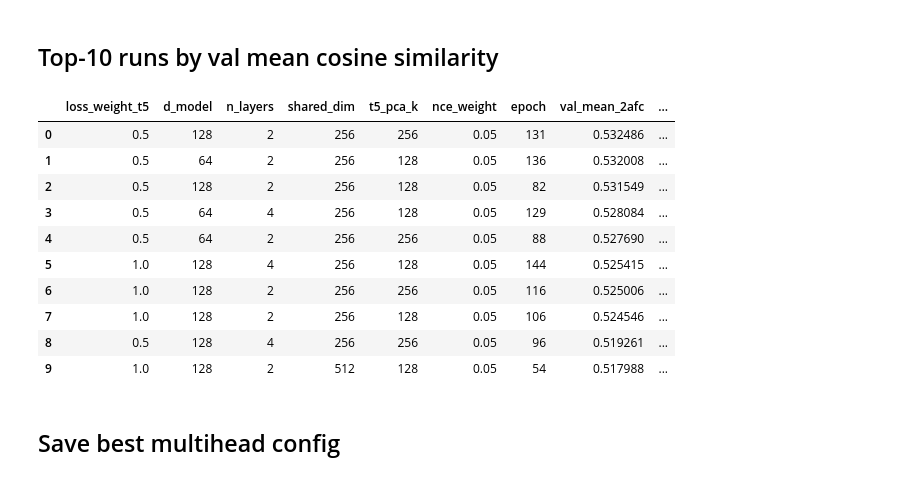
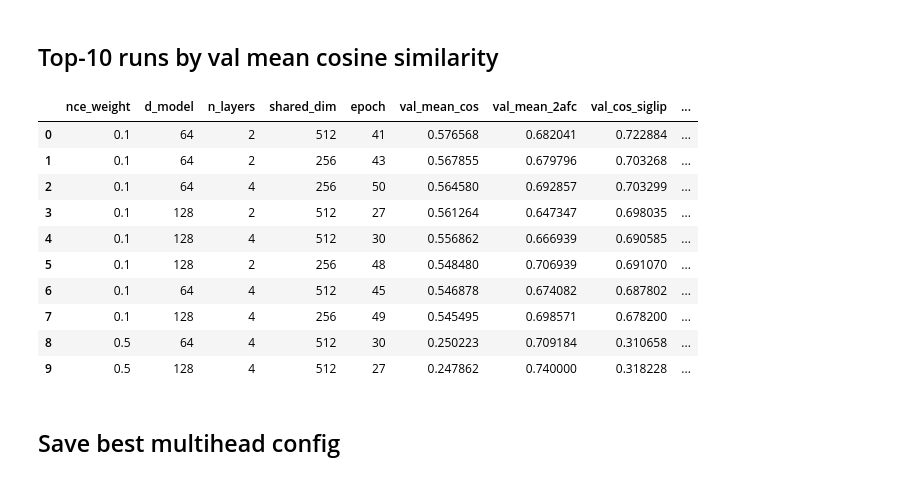
Before and after one commit to YAOJaredz/NeurObjectGen, a Jupyter notebook: notebooks/sweep_multihead.ipynb, the cells around one changed output. Cells and saved outputs as stored; diff of their text form; code cells hidden in the pictures.

```diff
--- a/notebooks/sweep_multihead.ipynb
+++ b/notebooks/sweep_multihead.ipynb
@@ -156,29 +160,28 @@ metrics_ab = [
     ('val_2afc_clip',   'CLIP 2-AFC'),
     ('val_cos_siglip',  'SigLIP cos'),
     ('val_cos_clip',    'CLIP cos'),
-    ('val_cos_t5',      'T5 cos'),
 ]
 metrics_ab = [(m, l) for m, l in metrics_ab if m in df.columns]
-wt5_labels = sorted(df['loss_weight_t5'].unique())
-x = np.arange(len(wt5_labels))
-width = 0.15
+nw_labels = sorted(df['nce_weight'].unique())
+x = np.arange(len(nw_labels))
+width = 0.18
 
 fig, ax = plt.subplots(figsize=(9, 4.5))
 offsets = np.linspace(-(len(metrics_ab)-1)/2, (len(metrics_ab)-1)/2, len(metrics_ab)) * width
 
 for off, (metric, label) in zip(offsets, metrics_ab):
-    means = [df[df['loss_weight_t5'] == w][metric].mean() for w in wt5_labels]
-    sems  = [df[df['loss_weight_t5'] == w][metric].sem()  for w in wt5_labels]
+    means = [df[df['nce_weight'] == w][metric].mean() for w in nw_labels]
+    sems  = [df[df['nce_weight'] == w][metric].sem()  for w in nw_labels]
     bars  = ax.bar(x + off, means, width, yerr=sems, capsize=3, label=label, alpha=0.85)
     for bar, v in zip(bars, means):
         ax.text(bar.get_x() + bar.get_width()/2, v + 0.005,
                 f'{v:.3f}', ha='center', va='bottom', fontsize=6, rotation=90)
 
 ax.set_xticks(x)
-ax.set_xticklabels([f'wt5={v}' for v in wt5_labels])
+ax.set_xticklabels([f'nw={v}' for v in nw_labels])
 ax.set_ylabel('Score')
-ax.set_title('Effect of T5 loss weight  (mean ± SEM across other hyperparams)')
-ax.legend(fontsize=8, ncol=3)
+ax.set_title('Effect of nce_weight  (mean ± SEM across other hyperparams)')
+ax.legend(fontsize=8, ncol=2)
 ax.axhline(0.5, color='grey', lw=1, ls='--', alpha=0.5)
 plt.tight_layout()
 plt.show()
@@ -196,20 +199,20 @@ if has_test:
     for ax, (vcol, tcol, title) in zip(axes, pairs):
         sub = df.dropna(subset=[vcol, tcol])
         sc = ax.scatter(sub[vcol], sub[tcol],
-                        c=sub["loss_weight_t5"], cmap="Set1",
-                        vmin=sub["loss_weight_t5"].min(),
-                        vmax=sub["loss_weight_t5"].max(),
+                        c=sub['nce_weight'], cmap='viridis',
+                        vmin=sub['nce_weight'].min(),
+                        vmax=sub['nce_weight'].max(),
                         s=50, alpha=0.8)
         lim = [min(sub[vcol].min(), sub[tcol].min()) - 0.02,
                max(sub[vcol].max(), sub[tcol].max()) + 0.02]
-        ax.plot(lim, lim, "k--", lw=1, alpha=0.4)
-        ax.set_xlabel(f"Val {title}")
-        ax.set_ylabel(f"Test {title}")
+        ax.plot(lim, lim, 'k--', lw=1, alpha=0.4)
+        ax.set_xlabel(f'Val {title}')
+        ax.set_ylabel(f'Test {title}')
         ax.set_title(title)
-        plt.colorbar(sc, ax=ax, label="wt5")
-    fig.suptitle("Val vs Test generalisation  (color = loss_weight_t5)", fontweight="bold")
+        plt.colorbar(sc, ax=ax, label='nce_weight')
+    fig.suptitle('Val vs Test generalisation  (color = nce_weight)', fontweight='bold')
     plt.tight_layout()
     plt.show()
 else:
-    print("Test metrics not yet available — rerun once all jobs complete.")
+    print('Test metrics not yet available — rerun once all jobs complete.')
 # %% [output]
@@ -218,25 +221,26 @@ else:
 ## Top-10 runs by val mean cosine similarity
 # %%
 top_cols = [c for c in
-    ['loss_weight_t5', 'd_model', 'n_layers', 'shared_dim', 't5_pca_k', 'nce_weight',
-     'epoch', 'val_mean_2afc', 'val_2afc_siglip', 'val_2afc_clip', 'val_cos_t5',
+    ['nce_weight', 'd_model', 'n_layers', 'shared_dim',
+     'epoch', 'val_mean_cos', 'val_mean_2afc',
      'val_cos_siglip', 'val_cos_clip',
+     'val_2afc_siglip', 'val_2afc_clip',
      'test_cos_siglip', 'test_cos_clip',
      'test_2afc_siglip', 'test_2afc_clip', 'path']
     if c in df.columns]
-display(df.sort_values('val_mean_2afc', ascending=False)[top_cols].head(10).reset_index(drop=True))
+display(df.sort_values('val_mean_cos', ascending=False)[top_cols].head(10).reset_index(drop=True))
 # %% [output]
-|  | loss_weight_t5 | d_model | n_layers | shared_dim | t5_pca_k | nce_weight | epoch | val_mean_2afc | ... |
-| 0 | 0.5 | 128 | 2 | 256 | 256 | 0.05 | 131 | 0.532486 | ... |
-| 1 | 0.5 | 64 | 2 | 256 | 128 | 0.05 | 136 | 0.532008 | ... |
-| 2 | 0.5 | 128 | 2 | 256 | 128 | 0.05 | 82 | 0.531549 | ... |
-| 3 | 0.5 | 64 | 4 | 256 | 128 | 0.05 | 129 | 0.528084 | ... |
-| 4 | 0.5 | 64 | 2 | 256 | 256 | 0.05 | 88 | 0.527690 | ... |
-| 5 | 1.0 | 128 | 4 | 256 | 128 | 0.05 | 144 | 0.525415 | ... |
-| 6 | 1.0 | 128 | 2 | 256 | 256 | 0.05 | 116 | 0.525006 | ... |
-| 7 | 1.0 | 128 | 2 | 256 | 128 | 0.05 | 106 | 0.524546 | ... |
-| 8 | 0.5 | 128 | 4 | 256 | 256 | 0.05 | 96 | 0.519261 | ... |
-| 9 | 1.0 | 128 | 2 | 512 | 128 | 0.05 | 54 | 0.517988 | ... |
+|  | nce_weight | d_model | n_layers | shared_dim | epoch | val_mean_cos | val_mean_2afc | val_cos_siglip | ... |
+| 0 | 0.1 | 64 | 2 | 512 | 41 | 0.576568 | 0.682041 | 0.722884 | ... |
+| 1 | 0.1 | 64 | 2 | 256 | 43 | 0.567855 | 0.679796 | 0.703268 | ... |
+| 2 | 0.1 | 64 | 4 | 256 | 50 | 0.564580 | 0.692857 | 0.703299 | ... |
+| 3 | 0.1 | 128 | 2 | 512 | 27 | 0.561264 | 0.647347 | 0.698035 | ... |
+| 4 | 0.1 | 128 | 4 | 512 | 30 | 0.556862 | 0.666939 | 0.690585 | ... |
+| 5 | 0.1 | 128 | 2 | 256 | 48 | 0.548480 | 0.706939 | 0.691070 | ... |
+| 6 | 0.1 | 64 | 4 | 512 | 45 | 0.546878 | 0.674082 | 0.687802 | ... |
+| 7 | 0.1 | 128 | 4 | 256 | 49 | 0.545495 | 0.698571 | 0.678200 | ... |
+| 8 | 0.5 | 64 | 4 | 512 | 30 | 0.250223 | 0.709184 | 0.310658 | ... |
+| 9 | 0.5 | 128 | 4 | 512 | 27 | 0.247862 | 0.740000 | 0.318228 | ... |
 # %% [markdown]
 ## Save best multihead config
 # %%
```
Also changed, not shown: parts of 9 cells of this notebook, 5 other files.
